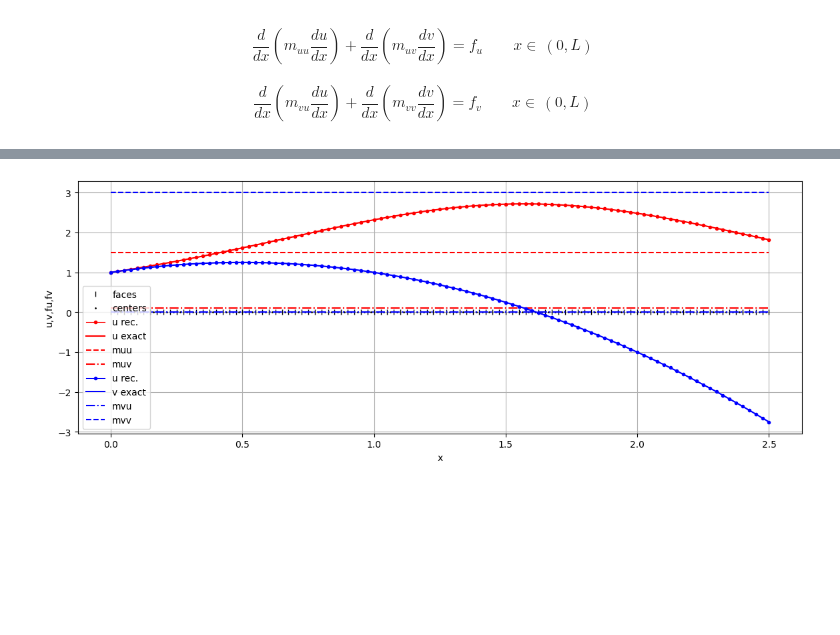
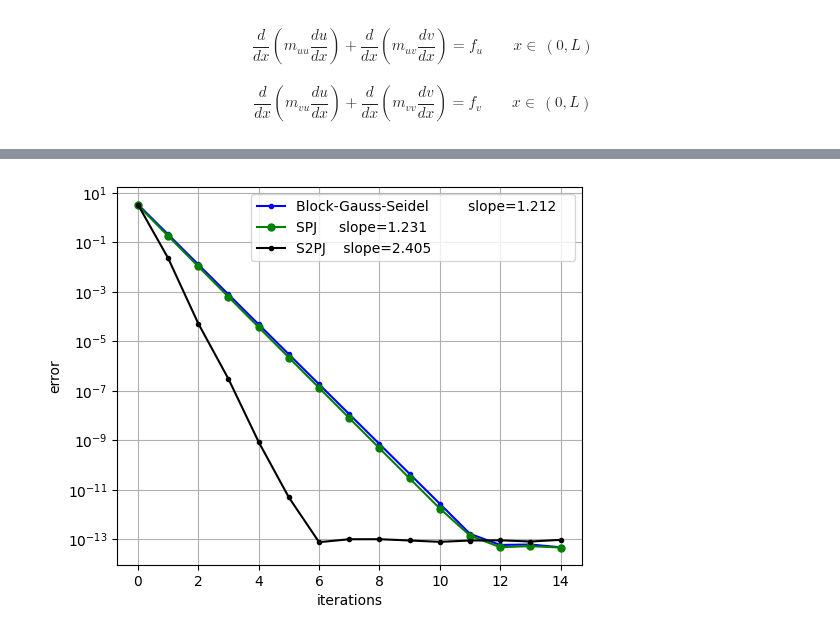
Before and after one commit to multiform-UoN/splittingschemes, a Jupyter notebook: python/fvm1D_quadLaplacian.ipynb, the cells around one changed output, grey strips where cells are left out. Cells and saved outputs as stored; diff of their text form; code cells hidden in the pictures; blank space fills up the shorter version.

```diff
--- a/python/fvm1D_quadLaplacian.ipynb
+++ b/python/fvm1D_quadLaplacian.ipynb
@@ -26,10 +26,10 @@ def fmuu(x, kwargs):
     return kwargs['a'] + kwargs['b']*np.sin(kwargs['c']*x)
 
 def fmuv(x, kwargs):
-    return 0.1 + 0.0*x
+    return 0.5 + 0.1*x
 
 def fmvu(x, kwargs):
-    return 0.0 + 0.0*x
+    return 0.5 - 0.05*x
 
 def fmvv(x, kwargs):
     return kwargs['d'] + kwargs['e']*np.sin(kwargs['f']*x)
@@ -59,7 +59,7 @@ def f_v(x, kwargs):
     return fmvu(x, kwargs)*(-np.sin(x)*np.exp(np.sin(x))+np.square(np.cos(x))*np.exp(np.sin(x))) + 2.0*(e*f*x*np.cos(f*x) - d - e*np.cos(f*x))
 
 L = 2.5
-N = 100
+N = 40
 dx = np.divide(L, N)
 x = np.linspace(0, L, N+1)
 xc = np.linspace(0.5*dx, L-0.5*dx, N)
@@ -113,46 +113,66 @@ v = sol[N:]
 u_rec = mylib.fvm_reconstruct_1D(u)
 v_rec = mylib.fvm_reconstruct_1D(v)
 
+omega = 1.0
+nit = 15
+u_BGS,  v_BGS,  res_BGS  = mylib.method_BlockGaussSeidel(A, B, C, D, fu, fv, nit, 0, sol)
+u_SPJ,  v_SPJ,  res_SPJ  = mylib.method_ShurPartialJacobi(A, B, C, D, fu, fv, nit, 0, sol)
+u_SPJ2, v_SPJ2, res_SPJ2 = mylib.method_ShurDualPartialJacobi(A, B, C, D, fu, fv, nit, sol)
+u_INV,  v_INV,  res_INV  = mylib.method_ShurApproxinv(A, B, C, D, fu, fv, nit, sol, 10, epsilon=0.1)
+
 print("cond(Z) =", np.linalg.cond(Z))
 print(f"monolithic error = {np.linalg.norm(f-np.dot(Z,sol))}")
 
-fig, ax = plt.subplots(figsize=(14,5), dpi=100)
+#####################################################################################################
+
+plt.figure(dpi=100, figsize=(6,5))
+nn = 5
+plt.semilogy(res_BGS, 'b.-',  label=f"Block-Gauss-Seidel         slope={np.round(-mylib.slope(res_BGS[:nn]), 3)}   ")
+plt.semilogy(res_SPJ, 'g.-',  label=f"SPJ     slope={np.round(-mylib.slope(res_SPJ[:nn]), 3)}", markersize=10)
+plt.semilogy(res_SPJ2,'k.-',  label=f"S2PJ    slope={np.round(-mylib.slope(res_SPJ2[:nn]), 3)}")
+#plt.semilogy(res_INV, 'c.-',  label=f"INV     slope={np.round(-mylib.slope(res_INV[:nn]), 3)}")
+plt.legend()
+plt.grid()
+plt.xlabel('iterations')
+plt.ylabel('error')
+plt.savefig('error2.pdf')
+
+
+fig, ax = plt.subplots(1, 2, figsize=(18,5), dpi=100)
 markersize = 20
 linewidth = 0.8
-ax.set_xlabel('x')
-ax.set_ylabel('u,v,fu,fv')
+ax[0].set_xlabel(r'$x$')
+ax[0].set_ylabel(r'$u,f_u$')
+ax[0].plot(x, 0*x, '|', color='k', markersize=6.0)
+ax[0].plot(xc, 0*xc, '.', color='k', markersize=2.0)
+ax[0].plot(x, mylib.fvm_reconstruct_1D(u), 'sk' , label=r'$u_{rec,monolithic}$', linewidth=linewidth)
+ax[0].plot(x, mylib.fvm_reconstruct_1D(u_SPJ), '.r' , label=r'$u_{rec,spltting}$', linewidth=linewidth)
+#ax[0].plot(xc, u, '_y', label=r'$\frac{1}{|cell|}\int u\,dx$', markersize=markersize)
+ax[0].plot(xfine, sol_u(xfine, kwargs), '-b', label=r'$u(x)$')
+#ax[0].plot(xfine, m_u(xfine, kwargs), '--g', label=r'$m_u(x)$')
+#ax[0].plot(xfine, f_u(xfine, kwargs), '--c', label=r'$f_u(x)$')
+ax[0].legend()
+ax[0].grid()
 
-ax.plot(x, 0*x, '|', color='k', label='faces', markersize=6.0)
-ax.plot(xc, 0*xc, '.', color='k', label='centers', markersize=2.0)
+ax[1].set_xlabel(r'$x$')
+ax[1].set_ylabel(r'$v,f_v$')
+ax[1].plot(x, 0*x, '|', color='k', markersize=6.0)
+ax[1].plot(xc, 0*xc, '.', color='k', markersize=2.0)
+ax[1].plot(x, mylib.fvm_reconstruct_1D(v), 'sk' , label=r'$v_{rec,monolithic}$', linewidth=linewidth)
+ax[1].plot(x, mylib.fvm_reconstruct_1D(v_SPJ), '.r' , label=r'$v_{rec,spltting}$', linewidth=linewidth)
+#ax[1].plot(xc, v, '_y', label=r'$\frac{1}{|cell|}\int v\,dx$', markersize=markersize)
+ax[1].plot(xfine, sol_v(xfine, kwargs), '-b', label=r'$v(x)$')
+#ax[1].plot(xfine, m_v(xfine, kwargs), '--g', label=r'$m_v(x)$')
+#ax[1].plot(xfine, f_v(xfine, kwargs), '--c', label=r'$f_v(x)$')
+ax[1].legend()
+ax[1].grid()
 
-ax.plot(x, mylib.fvm_reconstruct_1D(u), '.-r' , label='u rec.', linewidth=linewidth)
-#ax.plot(xc, u, '_r', markersize=markersize)
-ax.plot(xfine, sol_u(xfine, kwargs), '-r', label='u exact')
-ax.plot(xfine, fmuu(xfine, kwargs), '--r', label='muu')
-ax.plot(xfine, fmuv(xfine, kwargs), '-.r', label='muv')
-
-ax.plot(x, mylib.fvm_reconstruct_1D(v), '.-b' , label='u rec.', linewidth=linewidth)
-#ax.plot(xc, v, '_b', markersize=markersize)
-ax.plot(xfine, sol_v(xfine, kwargs), '-b', label='v exact')
-ax.plot(xfine, fmvu(xfine, kwargs), '-.b', label='mvu')
-ax.plot(xfine, fmvv(xfine, kwargs), '--b', label='mvv')
-
-#ax.plot(x, mylib.fvm_reconstruct_1D(fTOT), '-g' , label='furec', linewidth=linewidth)
-#ax.plot(xc, ff, '_g', label='ff', markersize=markersize)
-#ax.plot(xfine, f(xfine, kwargs), '--k', label='f exact')
-
-#ax.set_ylim(bottom=0.0)
-#ax.set_xlim([-0.001,0.1])
-ax.legend()
-ax.grid()
-
-fig1, axs = plt.subplots(1, 2, figsize=(10,4), dpi=100)
-axsZ = axs[0].matshow(Z)
-axsf = axs[1].matshow(f.reshape((2*N,1)))
-fig1.colorbar(axsZ, ax=axs[0])
-fig1.colorbar(axsf, ax=axs[1])
-axs[1].axis('off')
-#plt.savefig('matrix.pdf')
+#ax[0].plot(x, mylib.fvm_reconstruct_1D(fTOT), '-g' , label='furec', linewidth=linewidth)
+#ax[0].plot(xc, ff, '_g', label='ff', markersize=markersize)
+#ax[0].set_ylim(bottom=-4, top=4)
+#ax[1].set_ylim(bottom=-4, top=4)
+#ax[0].set_xlim([-0.001,0.1])
+plt.tight_layout()
 plt.show()
 # %% [output]
 {'type': 'dirichlet', 'value': 1.0}
@@ -164 +184 @@ monolithic error = 1.673806100714125e-11
-[figure, old version]
+[figure, new version]
```
Also changed, not shown: parts of 1 cell of this notebook, 9 other files.
